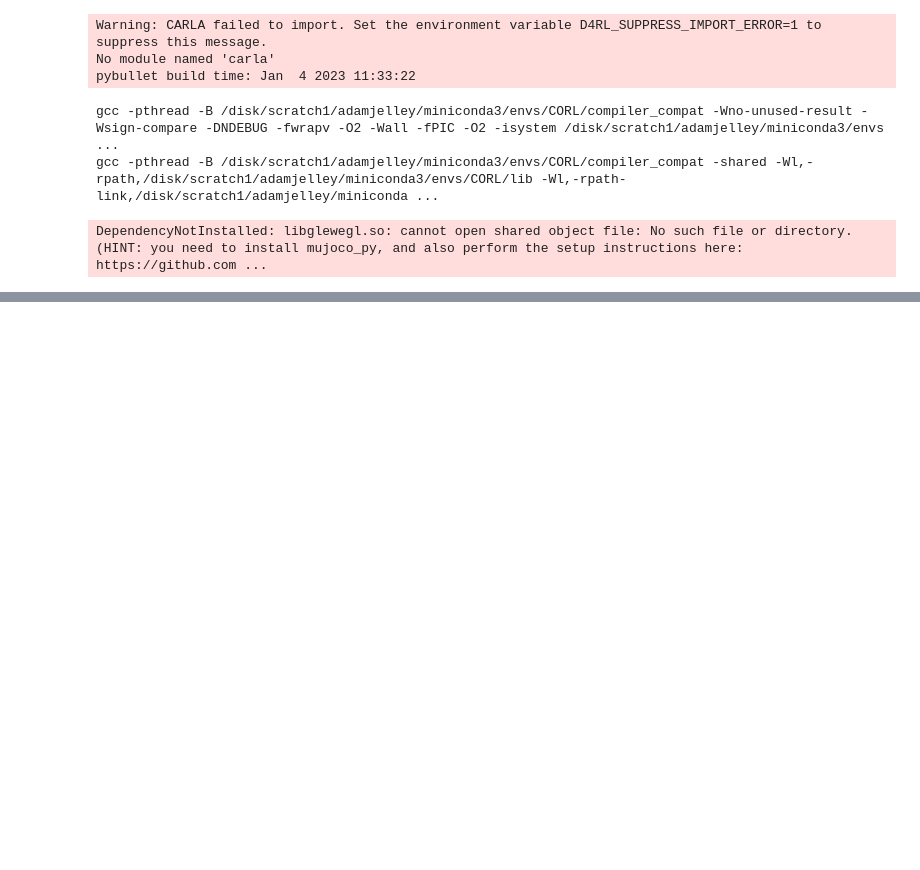
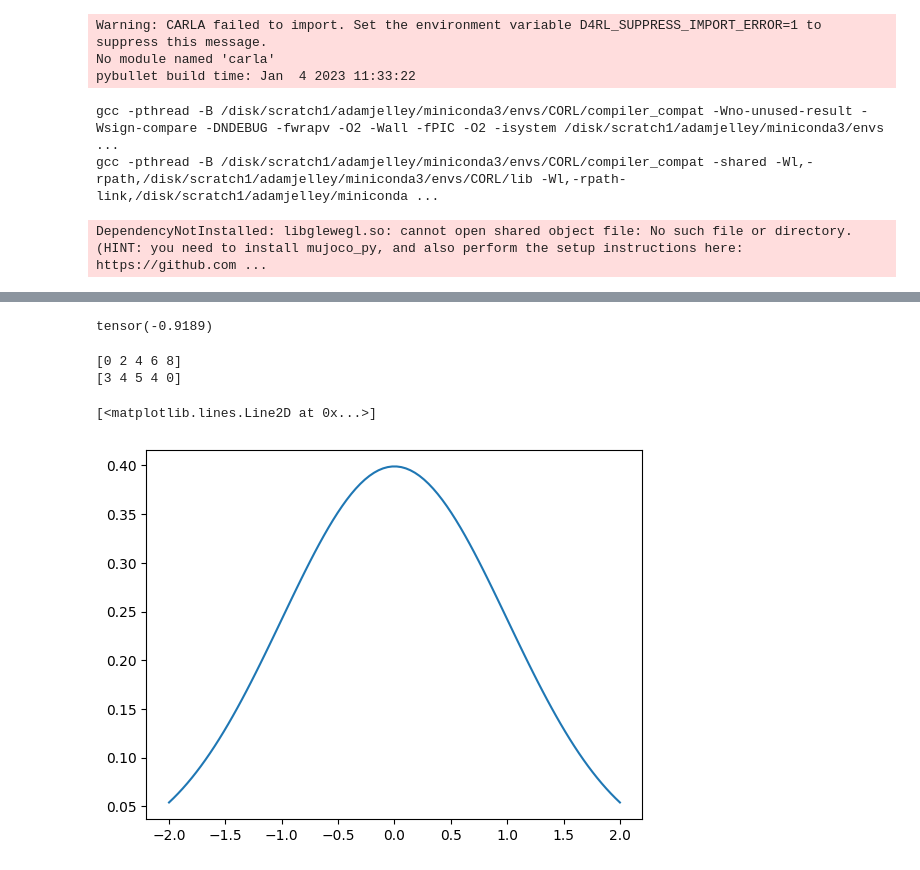
Before and after one commit to AdamJelley/EfficientOfflineRL, a Jupyter notebook: playground.ipynb, the cells around one changed output, grey strips where cells are left out. Saved outputs shown, nothing was run; the diff lists cells and outputs as text; code cells hidden in the pictures; blank space fills up the shorter version.

```diff
--- a/playground.ipynb
+++ b/playground.ipynb
@@ -760,0 +1155,6 @@ CONDA_PROMPT_MODIFIER=(CORL)
+# %%
+dist.log_prob(torch.tensor(3))
+# %% [output]
+tensor(-0.9189)
+# %%
+x=np.array([2*x for x in (range(5))])
@@ -760,0 +1173,21 @@ CONDA_PROMPT_MODIFIER=(CORL)
+# %%
+print(x)
+print(discount_cumsum(x, 0.5, include_first=False))
+# %% [output]
+[0 2 4 6 8]
+[3 4 5 4 0]
+# %%
+import numpy as np
+def gaussian(x, mu, sigma):
+    y= (1/np.sqrt(2*np.pi*sigma**2))*np.exp(-(x-mu)**2/2*sigma**2)
+    return y
+# %%
+import matplotlib.pyplot as plt
+
+
+x = np.linspace(-2,2,100)
+y = [gaussian(x,0,1) for x in np.linspace(-2,2,100)]
+plt.plot(x,y)
+# %% [output]
+[<matplotlib.lines.Line2D at 0x...>]
+[figure, added]
```
Also changed, not shown: parts of 39 cells of this notebook, 35 other files.
